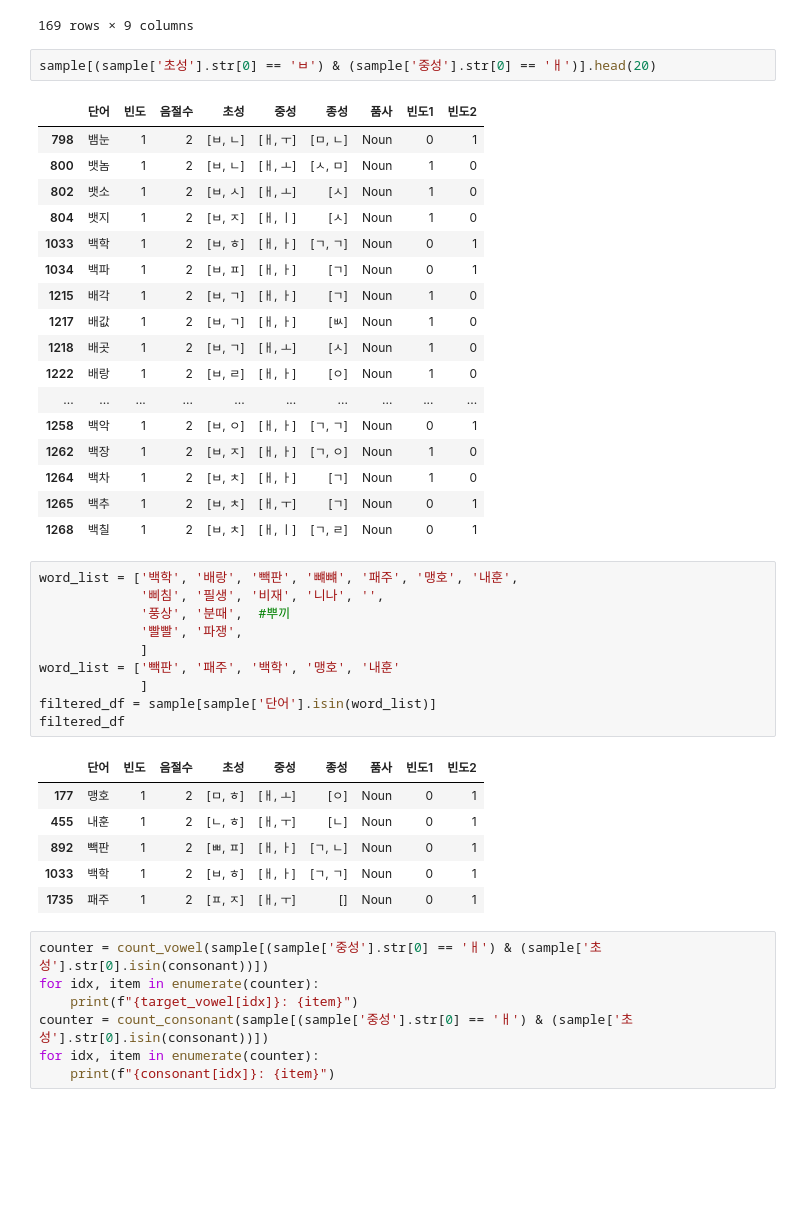
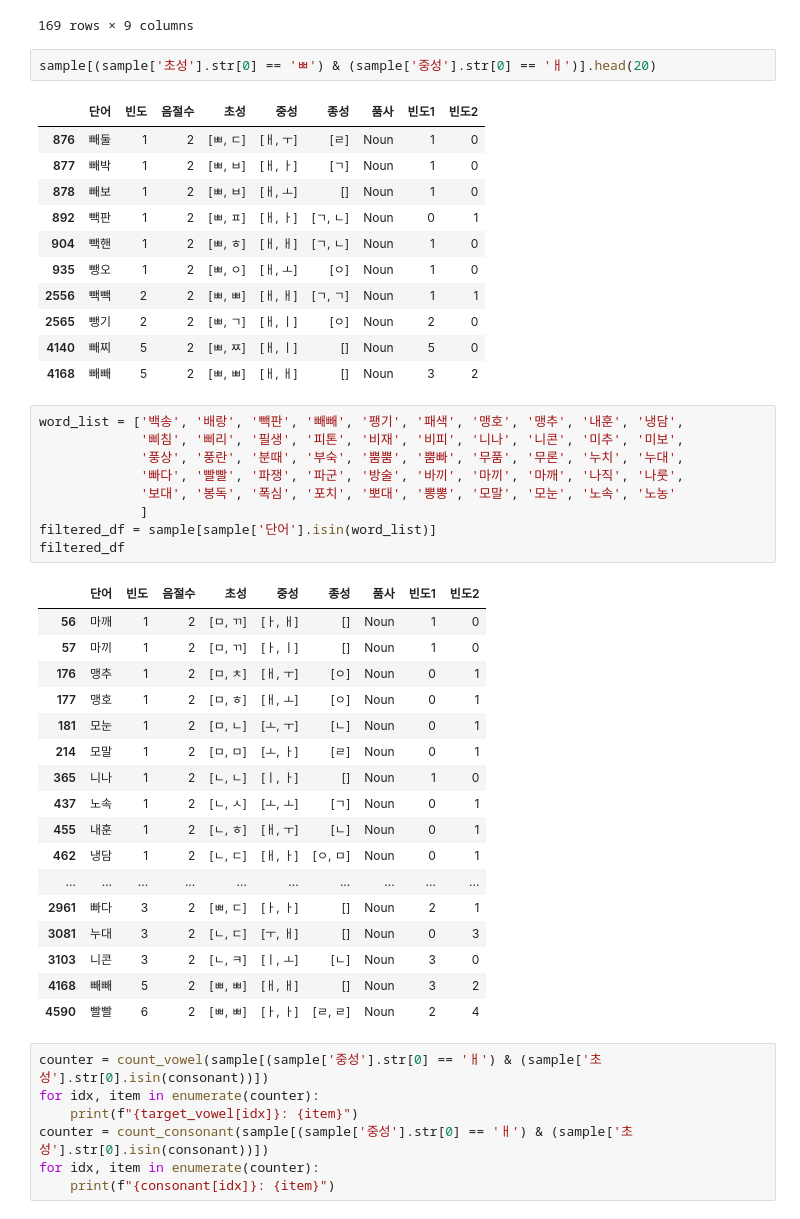
Before and after one commit to irregular6612/phoneticConvergence, a Jupyter notebook: data.ipynb, the cells around one changed output. Drawn from its saved outputs; the diff is of its cells as text; blank space fills up the shorter version.

```diff
--- a/data.ipynb
+++ b/data.ipynb
@@ -450,42 +450,46 @@ sample[(sample['중성'].str[0] == 'ㅐ') & (sample['초성'].str[0].isin(conson
 | 4927 | 내포 | 7 | 2 | [ㄴ, ㅍ] | [ㅐ, ㅗ] | [] | Noun | 5 | 2 |
 169 rows × 9 columns
 # %%
-sample[(sample['초성'].str[0] == 'ㅂ') & (sample['중성'].str[0] == 'ㅐ')].head(20)
+sample[(sample['초성'].str[0] == 'ㅃ') & (sample['중성'].str[0] == 'ㅐ')].head(20)
 # %% [output]
 |  | 단어 | 빈도 | 음절수 | 초성 | 중성 | 종성 | 품사 | 빈도1 | 빈도2 |
-| 798 | 뱀눈 | 1 | 2 | [ㅂ, ㄴ] | [ㅐ, ㅜ] | [ㅁ, ㄴ] | Noun | 0 | 1 |
-| 800 | 뱃놈 | 1 | 2 | [ㅂ, ㄴ] | [ㅐ, ㅗ] | [ㅅ, ㅁ] | Noun | 1 | 0 |
-| 802 | 뱃소 | 1 | 2 | [ㅂ, ㅅ] | [ㅐ, ㅗ] | [ㅅ] | Noun | 1 | 0 |
-| 804 | 뱃지 | 1 | 2 | [ㅂ, ㅈ] | [ㅐ, ㅣ] | [ㅅ] | Noun | 1 | 0 |
-| 1033 | 백학 | 1 | 2 | [ㅂ, ㅎ] | [ㅐ, ㅏ] | [ㄱ, ㄱ] | Noun | 0 | 1 |
-| 1034 | 백파 | 1 | 2 | [ㅂ, ㅍ] | [ㅐ, ㅏ] | [ㄱ] | Noun | 0 | 1 |
-| 1215 | 배각 | 1 | 2 | [ㅂ, ㄱ] | [ㅐ, ㅏ] | [ㄱ] | Noun | 1 | 0 |
-| 1217 | 배값 | 1 | 2 | [ㅂ, ㄱ] | [ㅐ, ㅏ] | [ㅄ] | Noun | 1 | 0 |
-| 1218 | 배곳 | 1 | 2 | [ㅂ, ㄱ] | [ㅐ, ㅗ] | [ㅅ] | Noun | 1 | 0 |
-| 1222 | 배랑 | 1 | 2 | [ㅂ, ㄹ] | [ㅐ, ㅏ] | [ㅇ] | Noun | 1 | 0 |
-| ... | ... | ... | ... | ... | ... | ... | ... | ... | ... |
-| 1258 | 백악 | 1 | 2 | [ㅂ, ㅇ] | [ㅐ, ㅏ] | [ㄱ, ㄱ] | Noun | 0 | 1 |
-| 1262 | 백장 | 1 | 2 | [ㅂ, ㅈ] | [ㅐ, ㅏ] | [ㄱ, ㅇ] | Noun | 1 | 0 |
-| 1264 | 백차 | 1 | 2 | [ㅂ, ㅊ] | [ㅐ, ㅏ] | [ㄱ] | Noun | 1 | 0 |
-| 1265 | 백추 | 1 | 2 | [ㅂ, ㅊ] | [ㅐ, ㅜ] | [ㄱ] | Noun | 0 | 1 |
-| 1268 | 백칠 | 1 | 2 | [ㅂ, ㅊ] | [ㅐ, ㅣ] | [ㄱ, ㄹ] | Noun | 0 | 1 |
+| 876 | 빼둘 | 1 | 2 | [ㅃ, ㄷ] | [ㅐ, ㅜ] | [ㄹ] | Noun | 1 | 0 |
+| 877 | 빼박 | 1 | 2 | [ㅃ, ㅂ] | [ㅐ, ㅏ] | [ㄱ] | Noun | 1 | 0 |
+| 878 | 빼보 | 1 | 2 | [ㅃ, ㅂ] | [ㅐ, ㅗ] | [] | Noun | 1 | 0 |
+| 892 | 빽판 | 1 | 2 | [ㅃ, ㅍ] | [ㅐ, ㅏ] | [ㄱ, ㄴ] | Noun | 0 | 1 |
+| 904 | 빽핸 | 1 | 2 | [ㅃ, ㅎ] | [ㅐ, ㅐ] | [ㄱ, ㄴ] | Noun | 1 | 0 |
+| 935 | 뺑오 | 1 | 2 | [ㅃ, ㅇ] | [ㅐ, ㅗ] | [ㅇ] | Noun | 1 | 0 |
+| 2556 | 빽빽 | 2 | 2 | [ㅃ, ㅃ] | [ㅐ, ㅐ] | [ㄱ, ㄱ] | Noun | 1 | 1 |
+| 2565 | 뺑기 | 2 | 2 | [ㅃ, ㄱ] | [ㅐ, ㅣ] | [ㅇ] | Noun | 2 | 0 |
+| 4140 | 빼찌 | 5 | 2 | [ㅃ, ㅉ] | [ㅐ, ㅣ] | [] | Noun | 5 | 0 |
+| 4168 | 빼빼 | 5 | 2 | [ㅃ, ㅃ] | [ㅐ, ㅐ] | [] | Noun | 3 | 2 |
 # %%
-word_list = ['백학', '배랑', '빽판', '뺴뺴', '패주', '맹호', '내훈',
-             '삐침', '필생', '비재', '니나', '',
-             '풍상', '분때',  #뿌끼
-             '빨빨', '파쟁',
-             ]
-word_list = ['빽판', '패주', '백학', '맹호', '내훈'
+word_list = ['백송', '배랑', '빽판', '빼빼', '팽기', '패색', '맹호', '맹추', '내훈', '냉담',
+             '삐침', '삐리', '필생', '피톤', '비재', '비피', '니나', '니콘', '미추', '미보',
+             '풍상', '풍란', '분때', '부숙', '뿜뿜', '뿜빠', '무품', '무론', '누치', '누대',
+             '빠다', '빨빨', '파쟁', '파군', '방술', '바끼', '마끼', '마깨', '나직', '나룻',
+             '보대', '봉독', '폭심', '포치', '뽀대', '뽕뽕', '모말', '모눈', '노속', '노농'
              ]
 filtered_df = sample[sample['단어'].isin(word_list)]
 filtered_df
 # %% [output]
 |  | 단어 | 빈도 | 음절수 | 초성 | 중성 | 종성 | 품사 | 빈도1 | 빈도2 |
+| 56 | 마깨 | 1 | 2 | [ㅁ, ㄲ] | [ㅏ, ㅐ] | [] | Noun | 1 | 0 |
+| 57 | 마끼 | 1 | 2 | [ㅁ, ㄲ] | [ㅏ, ㅣ] | [] | Noun | 1 | 0 |
+| 176 | 맹추 | 1 | 2 | [ㅁ, ㅊ] | [ㅐ, ㅜ] | [ㅇ] | Noun | 0 | 1 |
 | 177 | 맹호 | 1 | 2 | [ㅁ, ㅎ] | [ㅐ, ㅗ] | [ㅇ] | Noun | 0 | 1 |
+| 181 | 모눈 | 1 | 2 | [ㅁ, ㄴ] | [ㅗ, ㅜ] | [ㄴ] | Noun | 0 | 1 |
+| 214 | 모말 | 1 | 2 | [ㅁ, ㅁ] | [ㅗ, ㅏ] | [ㄹ] | Noun | 0 | 1 |
+| 365 | 니나 | 1 | 2 | [ㄴ, ㄴ] | [ㅣ, ㅏ] | [] | Noun | 1 | 0 |
+| 437 | 노속 | 1 | 2 | [ㄴ, ㅅ] | [ㅗ, ㅗ] | [ㄱ] | Noun | 0 | 1 |
 | 455 | 내훈 | 1 | 2 | [ㄴ, ㅎ] | [ㅐ, ㅜ] | [ㄴ] | Noun | 0 | 1 |
-| 892 | 빽판 | 1 | 2 | [ㅃ, ㅍ] | [ㅐ, ㅏ] | [ㄱ, ㄴ] | Noun | 0 | 1 |
-| 1033 | 백학 | 1 | 2 | [ㅂ, ㅎ] | [ㅐ, ㅏ] | [ㄱ, ㄱ] | Noun | 0 | 1 |
-| 1735 | 패주 | 1 | 2 | [ㅍ, ㅈ] | [ㅐ, ㅜ] | [] | Noun | 0 | 1 |
+| 462 | 냉담 | 1 | 2 | [ㄴ, ㄷ] | [ㅐ, ㅏ] | [ㅇ, ㅁ] | Noun | 0 | 1 |
+| ... | ... | ... | ... | ... | ... | ... | ... | ... | ... |
+| 2961 | 빠다 | 3 | 2 | [ㅃ, ㄷ] | [ㅏ, ㅏ] | [] | Noun | 2 | 1 |
+| 3081 | 누대 | 3 | 2 | [ㄴ, ㄷ] | [ㅜ, ㅐ] | [] | Noun | 0 | 3 |
+| 3103 | 니콘 | 3 | 2 | [ㄴ, ㅋ] | [ㅣ, ㅗ] | [ㄴ] | Noun | 3 | 0 |
+| 4168 | 빼빼 | 5 | 2 | [ㅃ, ㅃ] | [ㅐ, ㅐ] | [] | Noun | 3 | 2 |
+| 4590 | 빨빨 | 6 | 2 | [ㅃ, ㅃ] | [ㅏ, ㅏ] | [ㄹ, ㄹ] | Noun | 2 | 4 |
 # %%
 counter = count_vowel(sample[(sample['중성'].str[0] == 'ㅐ') & (sample['초성'].str[0].isin(consonant))])
 for idx, item in enumerate(counter):
```
Also changed, not shown: parts of 3 cells of this notebook, 18 other files.
